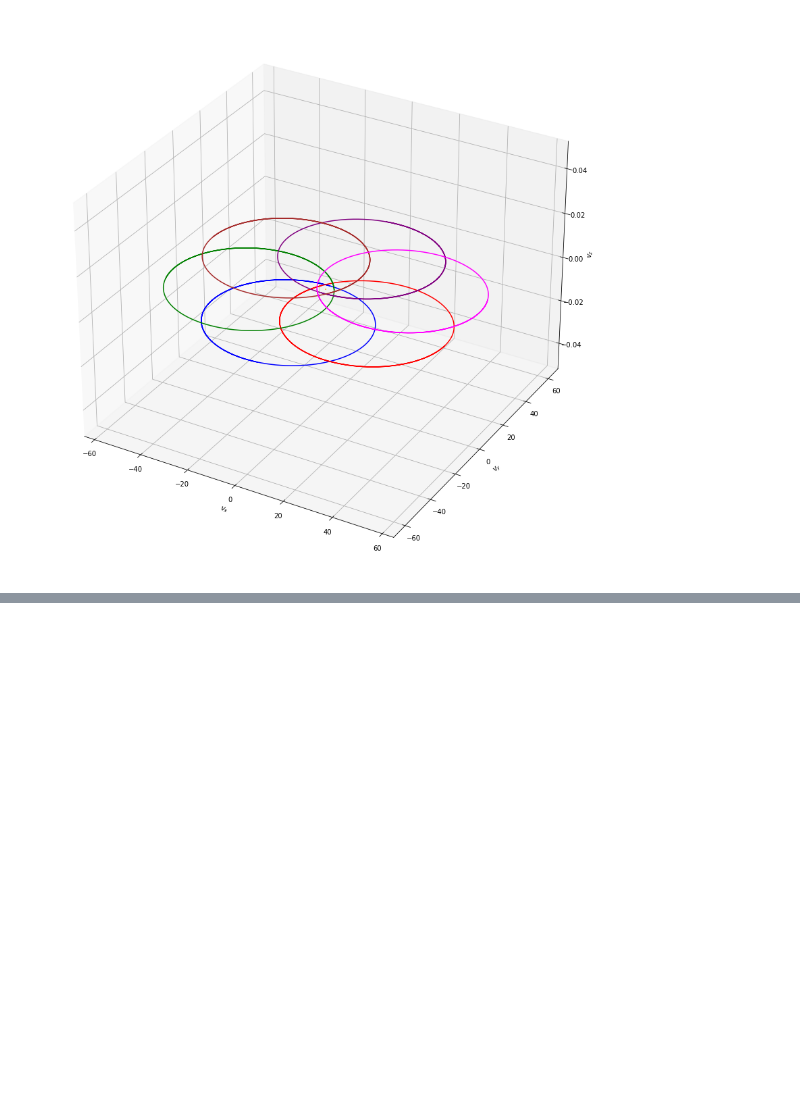
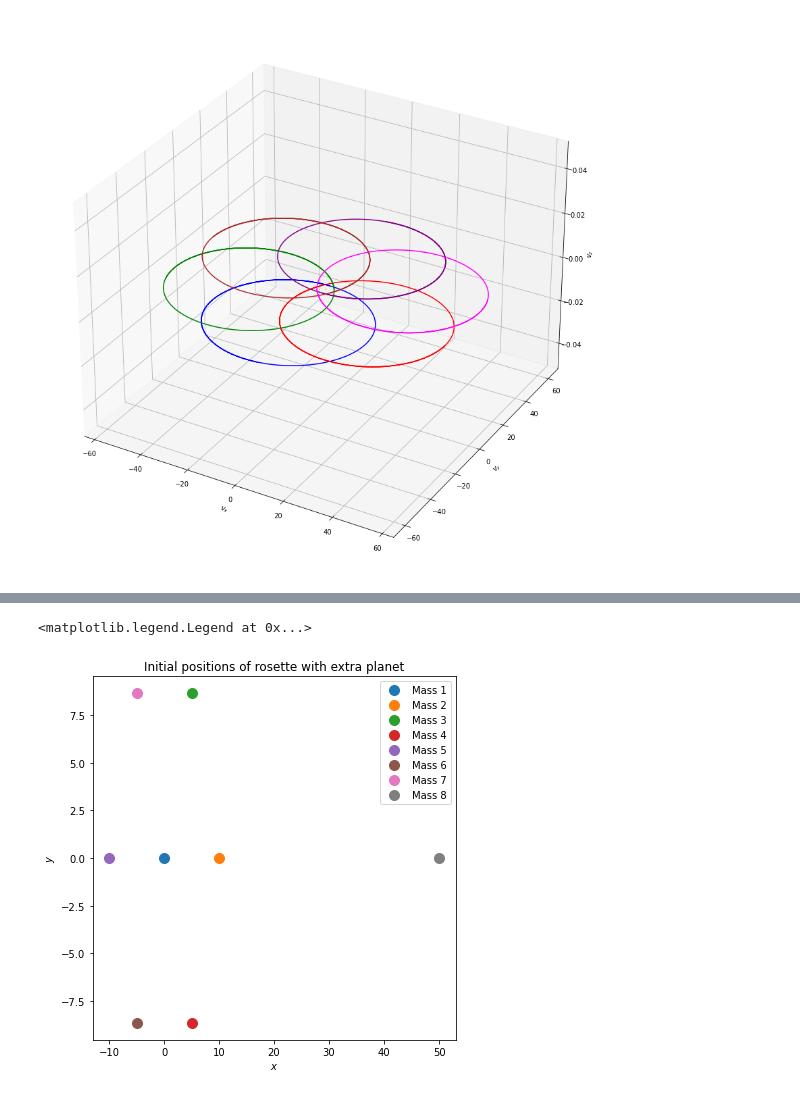
Before and after one commit to dannyphandannyphan/CompPhysMiniProject, a Jupyter notebook: Logbooks/Logbook 7.ipynb, the cells around one changed output, grey strips where cells are left out. Drawn from its saved outputs; the diff is of its cells as text; code cells hidden in the pictures; blank space fills up the shorter version.

```diff
--- a/Logbooks/Logbook 7.ipynb
+++ b/Logbooks/Logbook 7.ipynb
@@ -575,0 +650,13 @@ plt.savefig("6+1KlempE.jpg", dpi = 200)
+# %%
+plt.figure(figsize = (6,6), tight_layout = True)
+
+for i in range(8):
+    plt.plot(RN[i,0,0],RN[i,0,1], 'o', markersize = 10, label = rf"Mass {i+1}")
+
+plt.title("Initial positions of rosette with extra planet")
+plt.xlabel(r"$x$")
+plt.ylabel(r"$y$")
+plt.legend()
+# %% [output]
+<matplotlib.legend.Legend at 0x...>
+[figure, added]
```
Also changed, not shown: parts of 40 cells of this notebook, 2 other files.
